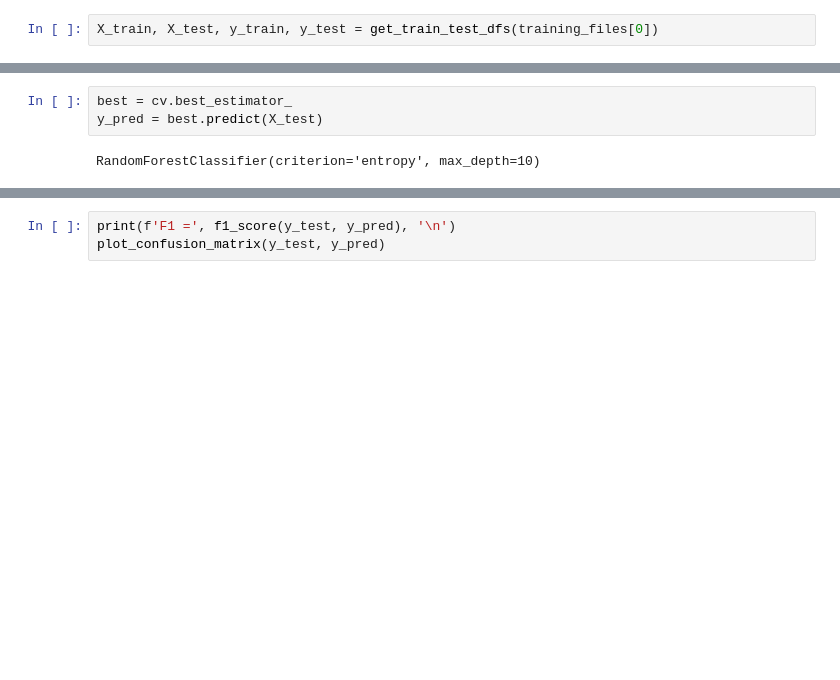
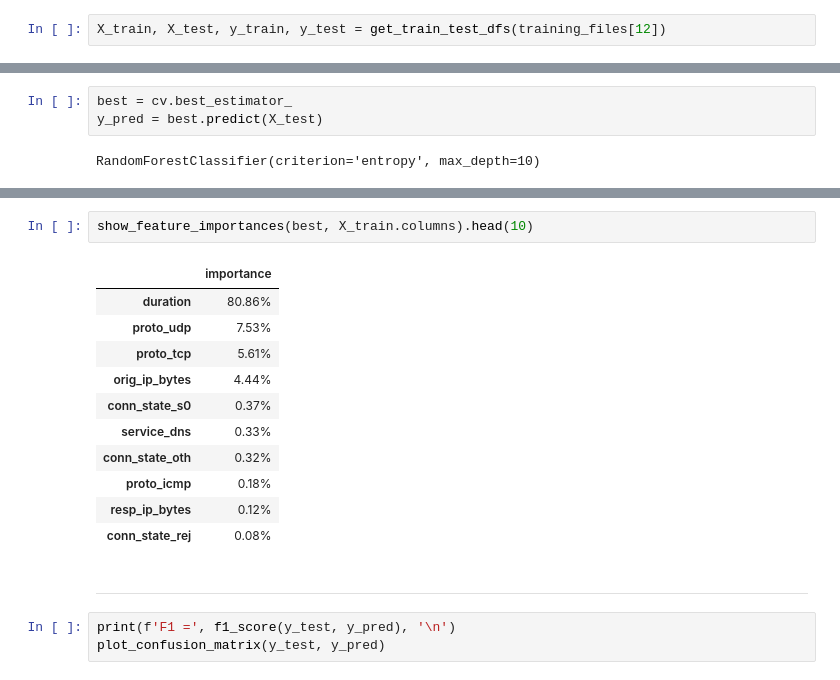
Before and after one commit to LRAbbade/IoT_anomaly_detection, a Jupyter notebook: iot23_control_training.ipynb, the cells around one changed output, grey strips where cells are left out. Saved outputs shown, nothing was run; the diff lists cells and outputs as text; blank space fills up the shorter version.

```diff
--- a/iot23_training.ipynb
+++ b/iot23_control_training.ipynb
@@ -67,6 +65,6 @@ def get_train_test_dfs(file):
     return train_test_split(X, y, test_size=0.3, stratify=y)
 # %%
-X_train, X_test, y_train, y_test = get_train_test_dfs(training_files[0])
+X_train, X_test, y_train, y_test = get_train_test_dfs(training_files[12])
 # %%
 len(X_train)
 # %% [output]
@@ -163,3 +179,19 @@ RandomForestClassifier(criterion='entropy', max_depth=10)
+# %%
+show_feature_importances(best, X_train.columns).head(10)
+# %% [output]
+|  | importance |
+| duration | 80.86% |
+| proto_udp | 7.53% |
+| proto_tcp | 5.61% |
+| orig_ip_bytes | 4.44% |
+| conn_state_s0 | 0.37% |
+| service_dns | 0.33% |
+| conn_state_oth | 0.32% |
+| proto_icmp | 0.18% |
+| resp_ip_bytes | 0.12% |
+| conn_state_rej | 0.08% |
+# %% [markdown]
+---
 # %%
 print(f'F1 =', f1_score(y_test, y_pred), '\n')
 plot_confusion_matrix(y_test, y_pred)
```
Also changed, not shown: parts of 27 cells of this notebook, 1 other file.
